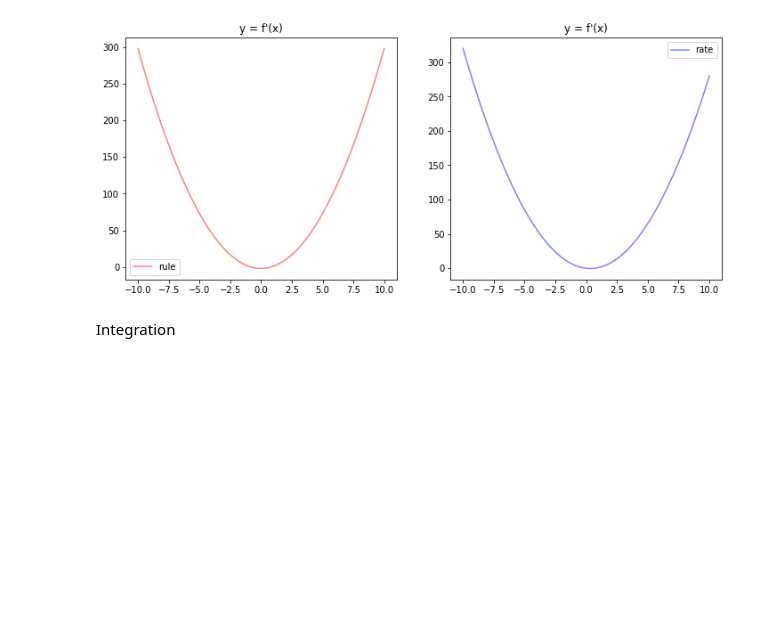
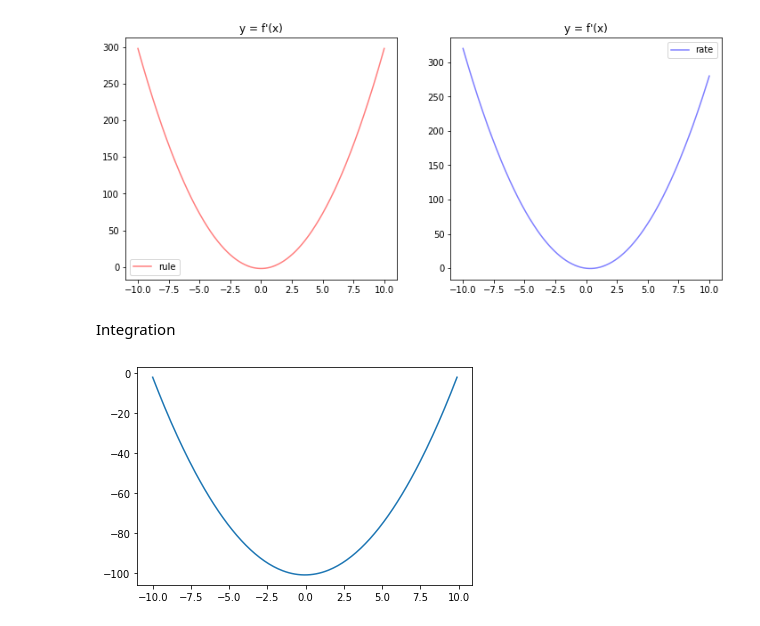
Before and after one commit to Duks31/calculus_ML, a Jupyter notebook: cal.ipynb, the cells around one changed output. Saved outputs shown, nothing was run; the diff lists cells and outputs as text; code cells hidden in the pictures; blank space fills up the shorter version.

```diff
--- a/cal.ipynb
+++ b/cal.ipynb
@@ -78,3 +78,25 @@ plt.show()
 [figure]
 # %% [markdown]
 Integration
+# %%
+import numpy as np
+import matplotlib.pyplot as plt
+
+
+def f(x):
+    return 2*x
+
+# setup x from -10 to 10 with small steps
+delta_x = 0.1
+x = np.arange(-10, 10, delta_x)
+
+# find f(x) * delta
+fx = f(x) * delta_x
+
+#computing the sum
+y = np.cumsum(fx)
+
+plt.plot(x, y)
+plt.show()
+# %% [output]
+[figure, added]
```
